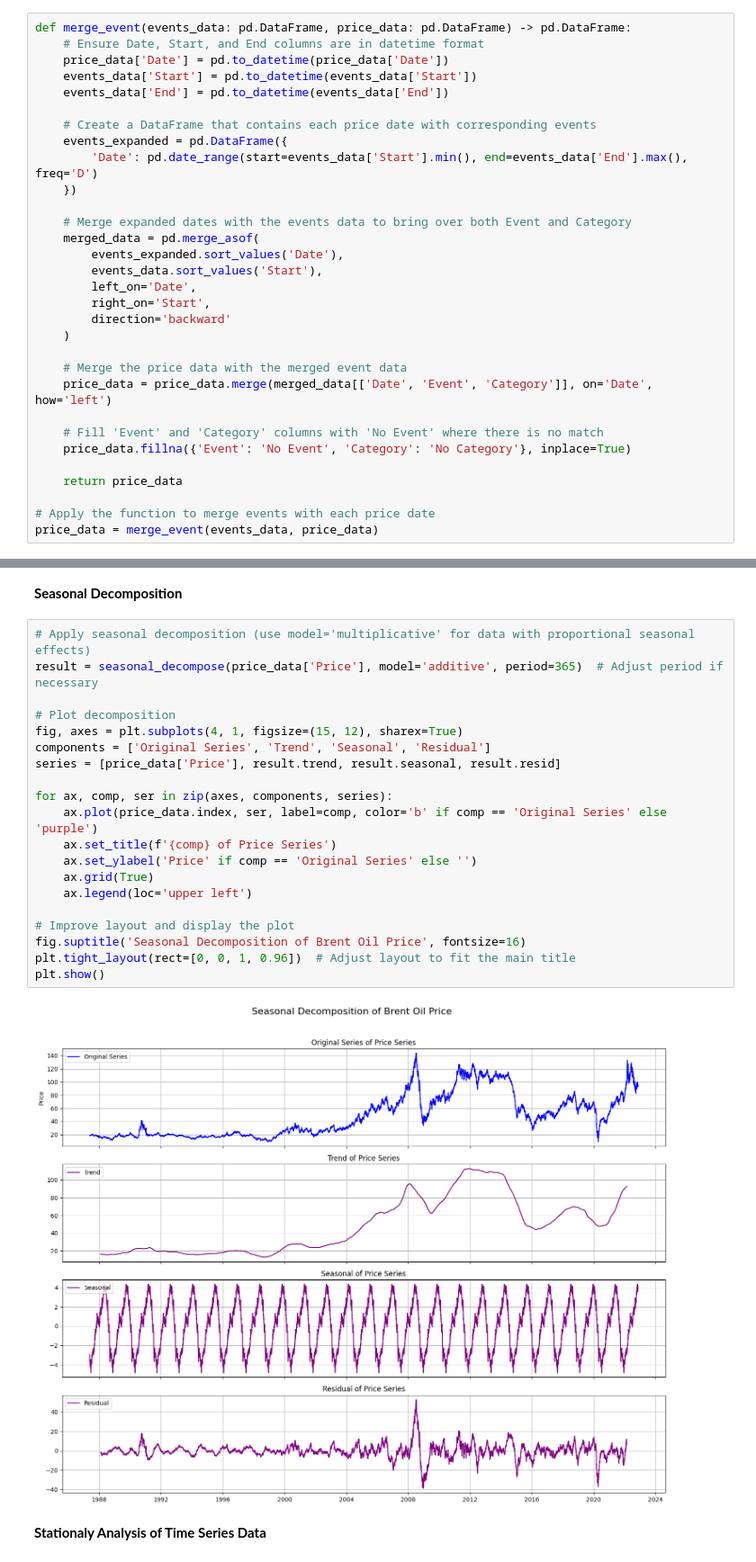
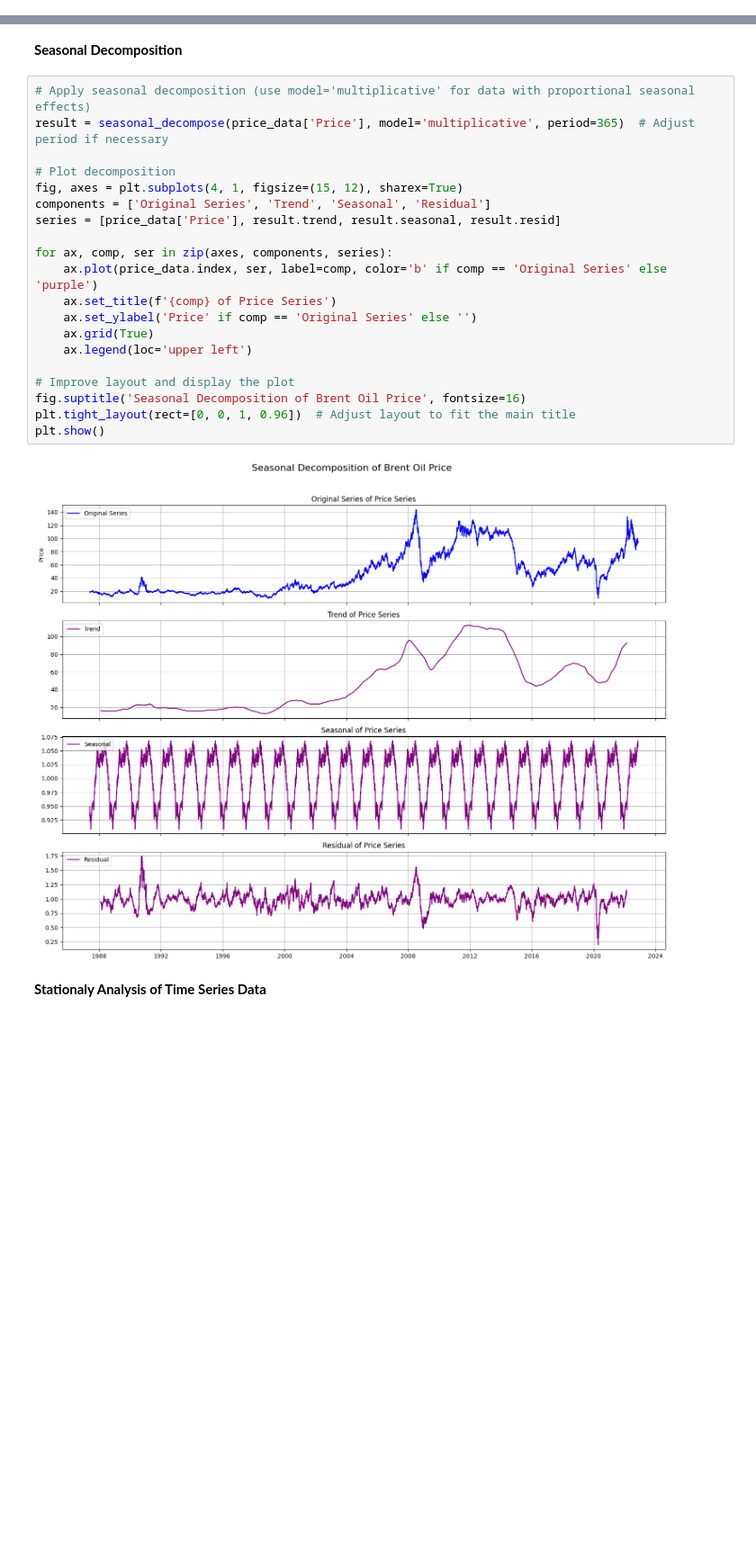
Before and after one commit to epythonlab/oil-price-statistical-modeling, a Jupyter notebook: notebooks/oil_price_analysis.ipynb, the cells around one changed output, grey strips where cells are left out. Shown at 90% size. Saved outputs shown, nothing was run; the diff lists cells and outputs as text; blank space fills up the shorter version.

Commit message:
task2: event impact analysis updated

```diff
--- a/notebooks/oil_price_analysis.ipynb
+++ b/notebooks/oil_price_analysis.ipynb
@@ -130,31 +82,0 @@ Combine the price data with event data
-# %%
-def merge_event(events_data: pd.DataFrame, price_data: pd.DataFrame) -> pd.DataFrame:
-    # Ensure Date, Start, and End columns are in datetime format
-    price_data['Date'] = pd.to_datetime(price_data['Date'])
-    events_data['Start'] = pd.to_datetime(events_data['Start'])
-    events_data['End'] = pd.to_datetime(events_data['End'])
-
-    # Create a DataFrame that contains each price date with corresponding events
-    events_expanded = pd.DataFrame({
-        'Date': pd.date_range(start=events_data['Start'].min(), end=events_data['End'].max(), freq='D')
-    })
-
-    # Merge expanded dates with the events data to bring over both Event and Category
-    merged_data = pd.merge_asof(
-        events_expanded.sort_values('Date'),
-        events_data.sort_values('Start'),
-        left_on='Date',
-        right_on='Start',
-        direction='backward'
-    )
-
-    # Merge the price data with the merged event data
-    price_data = price_data.merge(merged_data[['Date', 'Event', 'Category']], on='Date', how='left')
-
-    # Fill 'Event' and 'Category' columns with 'No Event' where there is no match
-    price_data.fillna({'Event': 'No Event', 'Category': 'No Category'}, inplace=True)
-
-    return price_data
-
-# Apply the function to merge events with each price date
-price_data = merge_event(events_data, price_data)
@@ -326,26 +217,26 @@ plot_rolling_volatility(price_data)
 **Seasonal Decomposition**
 # %%
 # Apply seasonal decomposition (use model='multiplicative' for data with proportional seasonal effects)
-result = seasonal_decompose(price_data['Price'], model='additive', period=365)  # Adjust period if necessary
+result = seasonal_decompose(price_data['Price'], model='multiplicative', period=365)  # Adjust period if necessary
 
 # Plot decomposition
 fig, axes = plt.subplots(4, 1, figsize=(15, 12), sharex=True)
 components = ['Original Series', 'Trend', 'Seasonal', 'Residual']
 series = [price_data['Price'], result.trend, result.seasonal, result.resid]
 
 for ax, comp, ser in zip(axes, components, series):
     ax.plot(price_data.index, ser, label=comp, color='b' if comp == 'Original Series' else 'purple')
     ax.set_title(f'{comp} of Price Series')
     ax.set_ylabel('Price' if comp == 'Original Series' else '')
     ax.grid(True)
     ax.legend(loc='upper left')
 
 # Improve layout and display the plot
 fig.suptitle('Seasonal Decomposition of Brent Oil Price', fontsize=16)
 plt.tight_layout(rect=[0, 0, 1, 0.96])  # Adjust layout to fit the main title
 plt.show()
 # %% [output]
-[figure, old version]
+[figure, new version]
 # %% [markdown]
 **Stationaly Analysis of Time Series Data**
 # %% [markdown]
```
Also changed, not shown: parts of 20 cells of this notebook.
